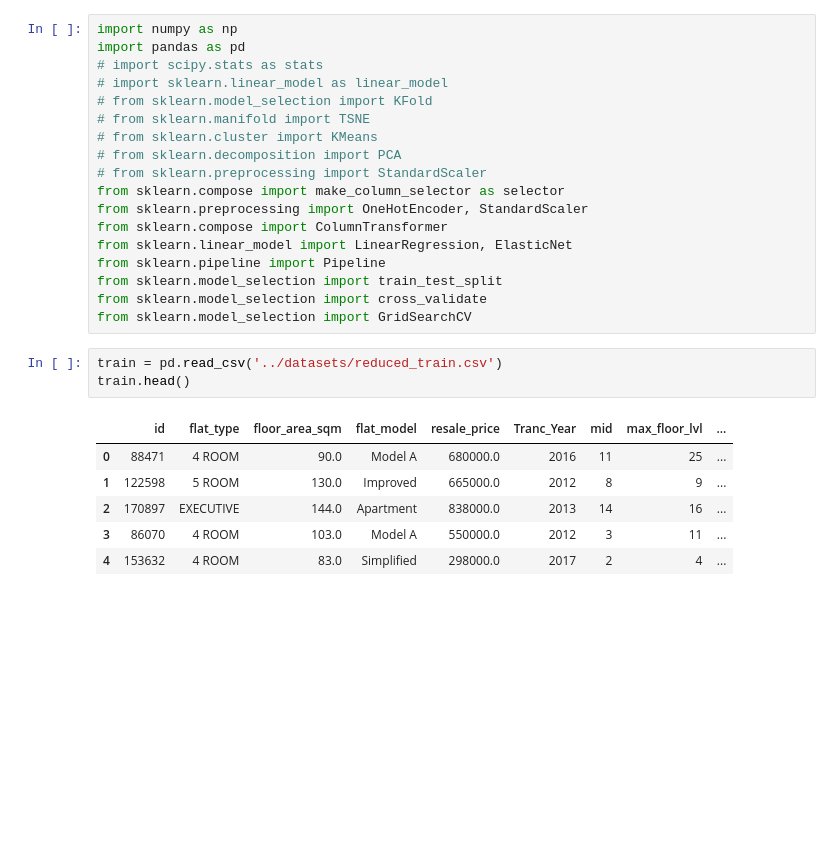
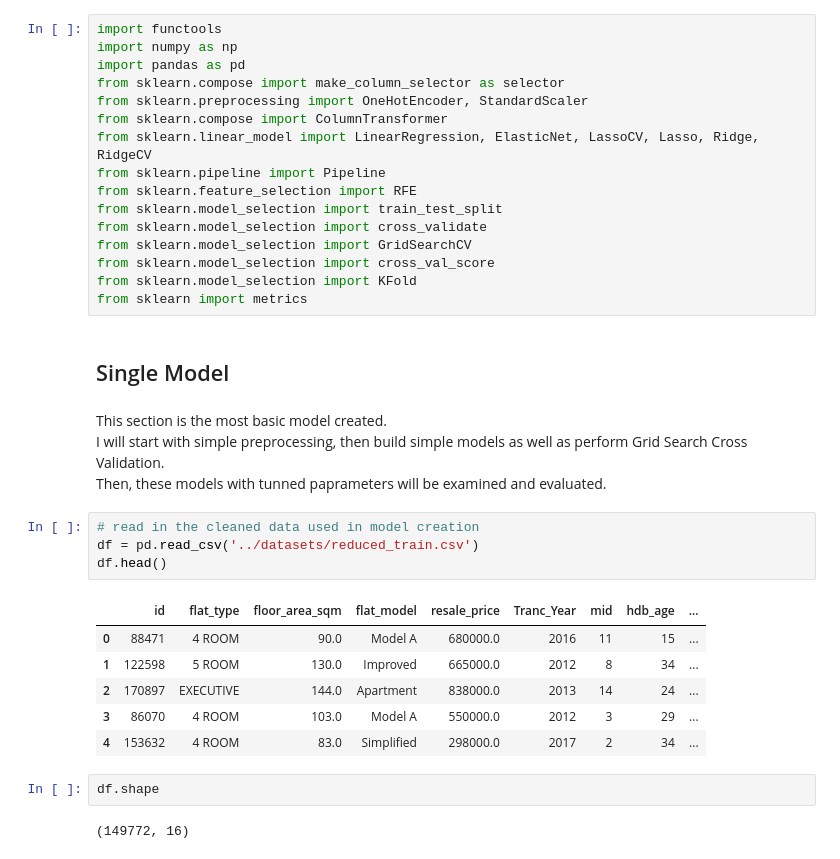
Before and after one commit to Luke-zm/DSI_Proj, a Jupyter notebook: project_2/code/house_reg_model.ipynb, the cells around one changed output. Drawn from its saved outputs; the diff is of its cells as text; blank space fills up the shorter version.

Commit message:
add>linear, lasso, ridge model

```diff
--- a/project_2/code/house_reg_model.ipynb
+++ b/project_2/code/house_reg_model.ipynb
@@ -1,28 +37,37 @@
 # %%
+import functools
 import numpy as np
 import pandas as pd
-# import scipy.stats as stats
-# import sklearn.linear_model as linear_model
-# from sklearn.model_selection import KFold
-# from sklearn.manifold import TSNE
-# from sklearn.cluster import KMeans
-# from sklearn.decomposition import PCA
-# from sklearn.preprocessing import StandardScaler
 from sklearn.compose import make_column_selector as selector
 from sklearn.preprocessing import OneHotEncoder, StandardScaler
 from sklearn.compose import ColumnTransformer
-from sklearn.linear_model import LinearRegression, ElasticNet
+from sklearn.linear_model import LinearRegression, ElasticNet, LassoCV, Lasso, Ridge, RidgeCV
 from sklearn.pipeline import Pipeline
+from sklearn.feature_selection import RFE
 from sklearn.model_selection import train_test_split
 from sklearn.model_selection import cross_validate
 from sklearn.model_selection import GridSearchCV
+from sklearn.model_selection import cross_val_score
+from sklearn.model_selection import KFold
+from sklearn import metrics
+# %% [markdown]
+## Single Model
+# %% [markdown]
+This section is the most basic model created.
+I will start with simple preprocessing, then build simple models as well as perform Grid Search Cross Validation.
+Then, these models with tunned paprameters will be examined and evaluated.
 # %%
-train = pd.read_csv('../datasets/reduced_train.csv')
-train.head()
+# read in the cleaned data used in model creation
+df = pd.read_csv('../datasets/reduced_train.csv')
+df.head()
 # %% [output]
-|  | id | flat_type | floor_area_sqm | flat_model | resale_price | Tranc_Year | mid | max_floor_lvl | ... |
-| 0 | 88471 | 4 ROOM | 90.0 | Model A | 680000.0 | 2016 | 11 | 25 | ... |
-| 1 | 122598 | 5 ROOM | 130.0 | Improved | 665000.0 | 2012 | 8 | 9 | ... |
-| 2 | 170897 | EXECUTIVE | 144.0 | Apartment | 838000.0 | 2013 | 14 | 16 | ... |
-| 3 | 86070 | 4 ROOM | 103.0 | Model A | 550000.0 | 2012 | 3 | 11 | ... |
-| 4 | 153632 | 4 ROOM | 83.0 | Simplified | 298000.0 | 2017 | 2 | 4 | ... |
+|  | id | flat_type | floor_area_sqm | flat_model | resale_price | Tranc_Year | mid | hdb_age | ... |
+| 0 | 88471 | 4 ROOM | 90.0 | Model A | 680000.0 | 2016 | 11 | 15 | ... |
+| 1 | 122598 | 5 ROOM | 130.0 | Improved | 665000.0 | 2012 | 8 | 34 | ... |
+| 2 | 170897 | EXECUTIVE | 144.0 | Apartment | 838000.0 | 2013 | 14 | 24 | ... |
+| 3 | 86070 | 4 ROOM | 103.0 | Model A | 550000.0 | 2012 | 3 | 29 | ... |
+| 4 | 153632 | 4 ROOM | 83.0 | Simplified | 298000.0 | 2017 | 2 | 34 | ... |
+# %%
+df.shape
+# %% [output]
+(149772, 16)
```
Also changed, not shown: parts of 71 cells of this notebook, 5 other files.
